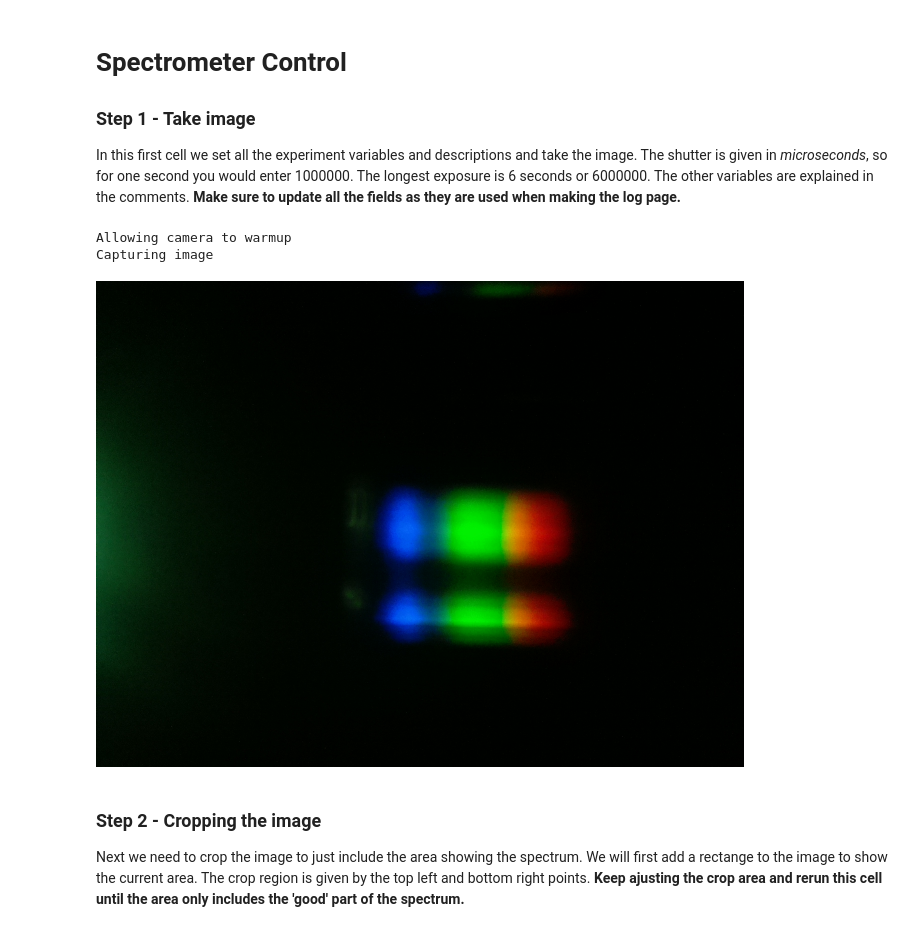
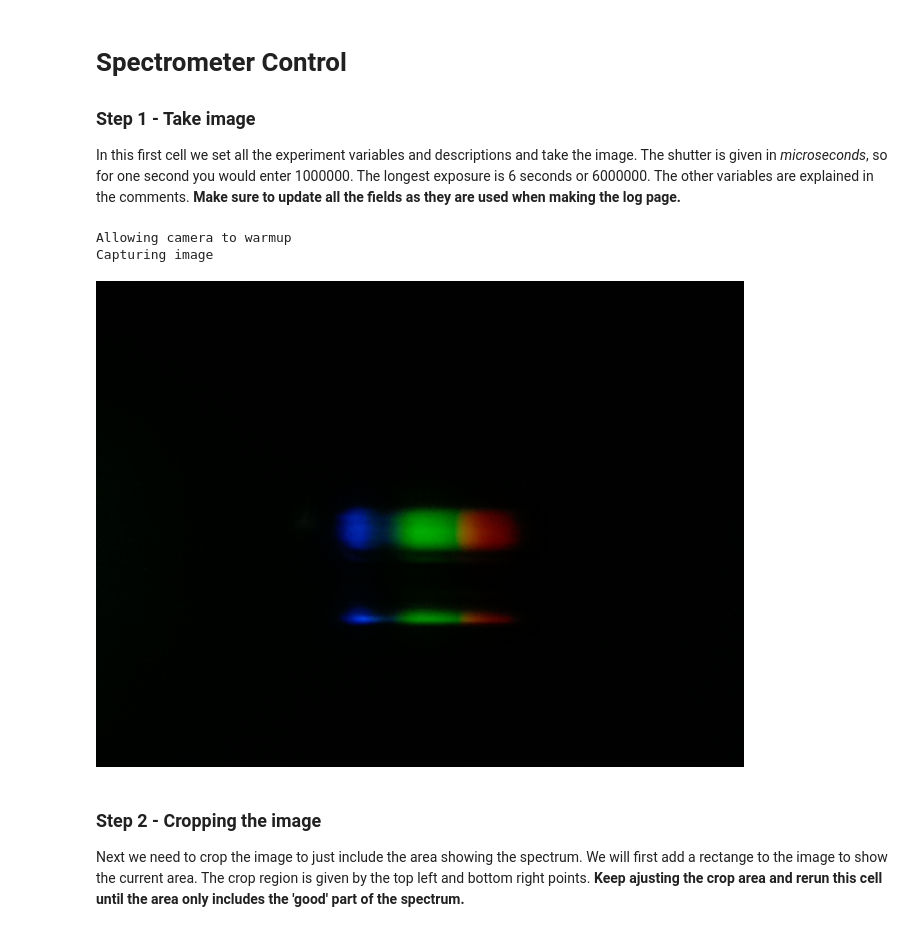
Before and after one commit to apzzd/LegoSpectrometer, a Jupyter notebook: SpectrometerControl.ipynb, the cells around one changed output. Cells and saved outputs as stored; diff of their text form; code cells hidden in the pictures.

Commit message:
another spectrum

```diff
--- a/SpectrometerControl.ipynb
+++ b/SpectrometerControl.ipynb
@@ -179,25 +179,25 @@ In this first cell we set all the experiment variables and descriptions and take
 # %%
 # Change these to match your experiment
 
 lightSource        = "Energizer flashlight"
 scientistName      = "Ada P Dyer"
 transmissionSample = "none"
 experimentNotes    = '''
-Normal size slit. Tracing paper in front of slit.
-<b>Nothing special here, just a test. 🙂</b>
+Normal size slit. No tracing paper.
+<b>Another test. 🙂</b>
 '''
-measurementTaken = strftime("%m/%d/%Y - %H:%M:%S")
+measurementTaken = strftime("%Y%m%d-%H%M%S")
 
 # Exposure time
 shutter = 2000
 
 # Take the image, save and display
 raw = takePicture(shutter)
 raw
 # %% [output]
 Allowing camera to warmup
 Capturing image
-[figure, old version]
+[figure, new version]
 # %% [markdown]
 ### Step 2 - Cropping the image
 
```
Also changed, not shown: parts of 6 cells of this notebook, 6 other files.
